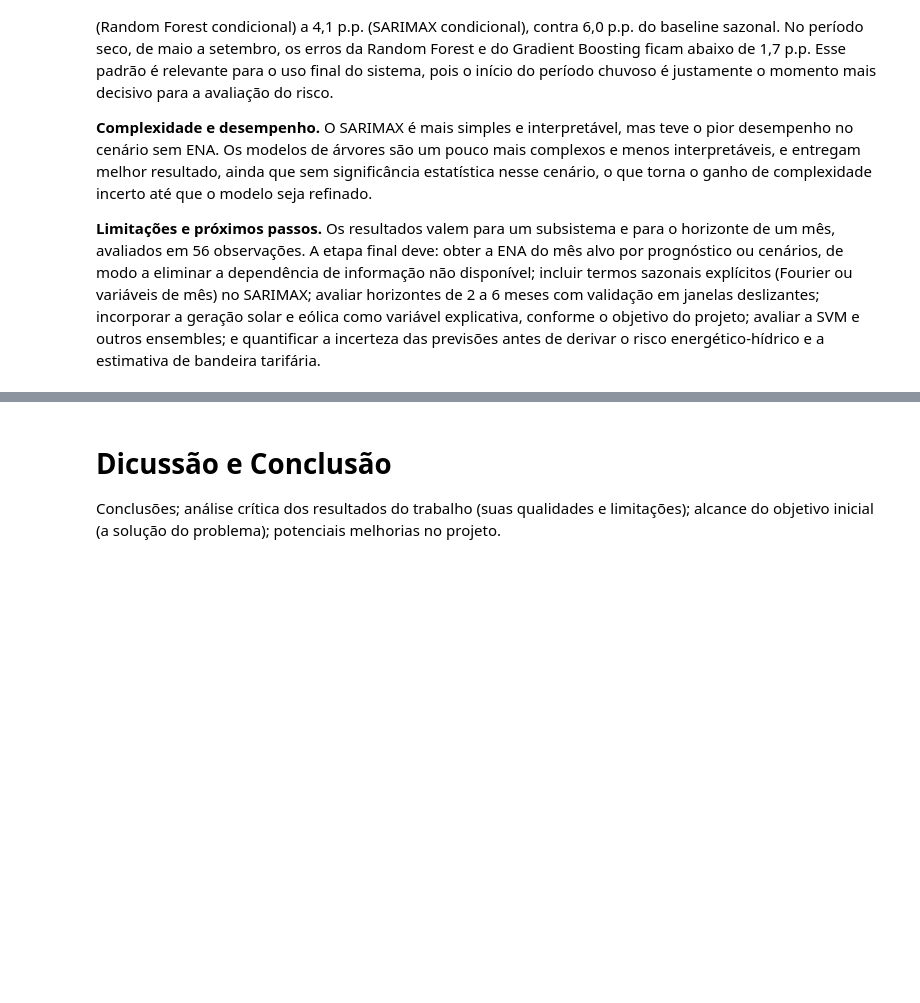
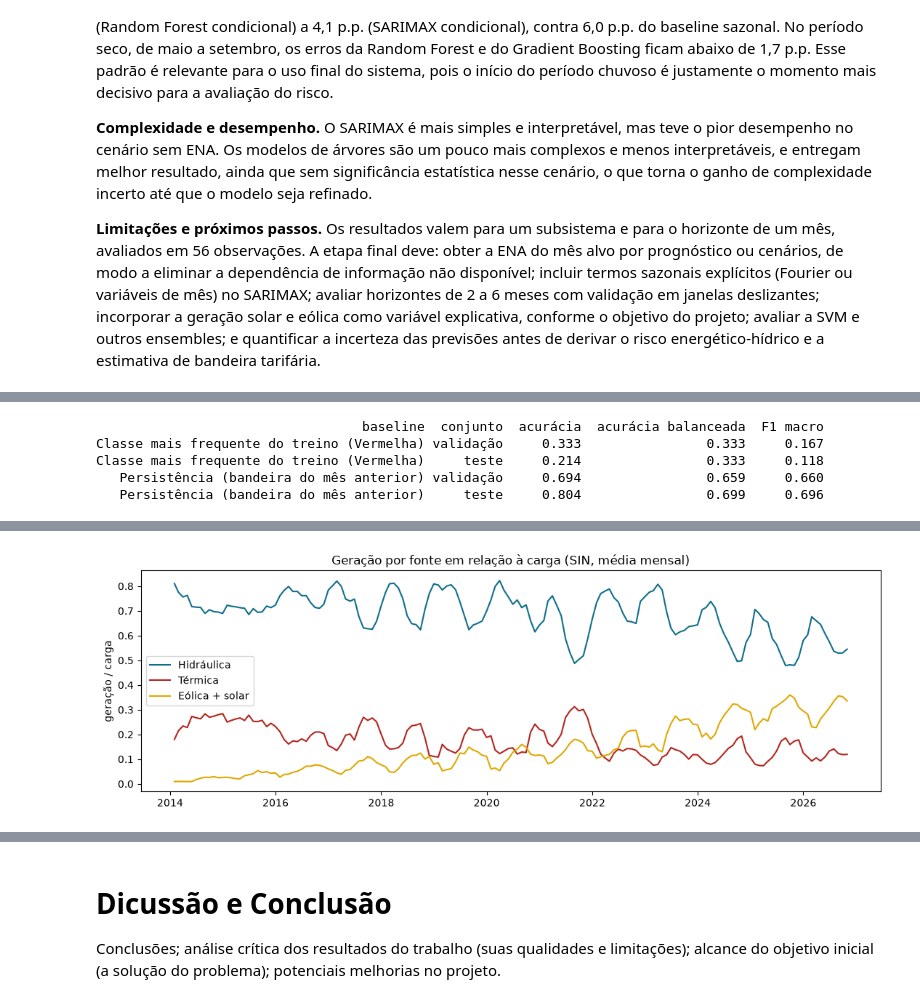
Before and after one commit to cristianomack/projeto-aplicado-iv, a Jupyter notebook: notebooks/cd_projeto_aplicado_IV_doc.ipynb, the cells around one changed output, grey strips where cells are left out. Saved outputs shown, nothing was run; the diff lists cells and outputs as text; code cells hidden in the pictures; blank space fills up the shorter version.

```diff
--- a/notebooks/cd_projeto_aplicado_IV_doc.ipynb
+++ b/notebooks/cd_projeto_aplicado_IV_doc.ipynb
@@ -870,0 +959,72 @@ Todos os modelos reduzem o erro em relação à persistência simples (RMSE de 6
+# %%
+# BANDEIRAS 3: baselines da classificação de bandeira
+from sklearn.metrics import accuracy_score, balanced_accuracy_score, f1_score
+
+def metricas_cls(real, prev):
+    return {"acurácia": accuracy_score(real, prev),
+            "acurácia balanceada": balanced_accuracy_score(real, prev),
+            "F1 macro": f1_score(real, prev, average="macro", labels=CLASSES, zero_division=0)}
+
+moda = treino_b["bandeira"].mode()[0]
+baselines_cls = {
+    f"Classe mais frequente do treino ({moda})": lambda d: pd.Series(moda, index=d.index),
+    "Persistência (bandeira do mês anterior)": lambda d: d["bandeira_l1"],
+}
+linhas = []
+for nome, f in baselines_cls.items():
+    for conjunto, d in [("validação", valid_b), ("teste", teste_b)]:
+        linhas.append({"baseline": nome, "conjunto": conjunto, **metricas_cls(d["bandeira"], f(d))})
+print(pd.DataFrame(linhas).round(3).to_string(index=False))
+# %% [output]
+                                  baseline  conjunto  acurácia  acurácia balanceada  F1 macro
+Classe mais frequente do treino (Vermelha) validação     0.333                0.333     0.167
+Classe mais frequente do treino (Vermelha)     teste     0.214                0.333     0.118
+   Persistência (bandeira do mês anterior) validação     0.694                0.659     0.660
+   Persistência (bandeira do mês anterior)     teste     0.804                0.699     0.696
+# %%
+# BALANÇO 1: balanço de energia por subsistema (ONS, horário), agregado ao SIN e à escala mensal
+arquivos = sorted((RAW / "balanco_energia_subsistema").glob("BALANCO_ENERGIA_SUBSISTEMA_*.csv"))
+bal = pd.concat([pd.read_csv(f, sep=";", parse_dates=["din_instante"]) for f in arquivos], ignore_index=True)
+bal["id_subsistema"] = bal["id_subsistema"].str.strip()
+print(f"Identificadores no arquivo: {sorted(bal['id_subsistema'].unique())}")
+bal = bal[bal["id_subsistema"].isin(["N", "NE", "S", "SE"])]   # o arquivo traz também uma linha 'SIN' (total), que seria somada em duplicidade
+cols_ger = ["val_gerhidraulica", "val_gertermica", "val_gereolica", "val_gersolar", "val_carga"]
+
+por_hora = bal.groupby("din_instante").size()
+print(f"Arquivos: {len(arquivos)} | linhas: {len(bal):,} | período: {bal['din_instante'].min():%d/%m/%Y} a {bal['din_instante'].max():%d/%m/%Y}")
+print("Nulos por coluna e subsistema:")
+print(bal.groupby("id_subsistema")[cols_ger].apply(lambda d: d.isnull().sum()).to_string())
+print(f"Nulos: {int(bal[cols_ger].isnull().sum().sum())} | duplicados: {int(bal.duplicated(['id_subsistema', 'din_instante']).sum())} | horas sem os 4 subsistemas: {int((por_hora != 4).sum())}")
+
+# A bandeira é nacional: soma dos subsistemas a cada hora (SIN), depois média mensal em MW médios
+n_validos = bal.groupby("din_instante")[cols_ger].count().min(axis=1)
+horas_completas = n_validos[n_validos == 4].index           # só horas com os 4 subsistemas e sem nulos
+print(f"Horas descartadas por dados incompletos: {len(n_validos) - len(horas_completas)}")
+sin_h = bal[bal["din_instante"].isin(horas_completas)].groupby("din_instante")[cols_ger].sum()
+sin_m = sin_h.resample("ME").mean()
+horas = sin_h["val_carga"].resample("ME").count()
+esperado = sin_m.index.days_in_month * 24
+sin_m = sin_m[horas >= 0.95 * esperado]          # descarta mês incompleto
+
+sin_m["frac_hidraulica"] = sin_m["val_gerhidraulica"] / sin_m["val_carga"]
+sin_m["frac_termica"] = sin_m["val_gertermica"] / sin_m["val_carga"]
+sin_m["frac_eol_sol"] = (sin_m["val_gereolica"] + sin_m["val_gersolar"]) / sin_m["val_carga"]
+sin_m["frac_solar"] = sin_m["val_gersolar"] / sin_m["val_carga"]
+sin_m.to_csv(PROC / "sin_balanco_mensal.csv")
+print(f"\nSérie mensal do SIN: {sin_m.index.min():%m/%Y} a {sin_m.index.max():%m/%Y} ({len(sin_m)} meses)")
+primeiro_solar = sin_m.index[sin_m["val_gersolar"] > 0]
+print(f"Primeiro mês com geração solar: {primeiro_solar.min():%m/%Y}" if len(primeiro_solar) else "Sem geração solar no período")
+
+anual = sin_m.groupby(sin_m.index.year)[["frac_hidraulica", "frac_termica", "frac_eol_sol", "frac_solar"]].mean().round(3)
+anual.index.name = "ano"
+print("\nParticipação média na carga, por ano (SIN):")
+print(anual.to_string())
+
+fig, ax = plt.subplots(figsize=(11, 3.8))
+for c, rot, cor in [("frac_hidraulica", "Hidráulica", "#0F6E8C"), ("frac_termica", "Térmica", "#B3261E"), ("frac_eol_sol", "Eólica + solar", "#E0A800")]:
+    ax.plot(sin_m[c], label=rot, color=cor)
+ax.set_title("Geração por fonte em relação à carga (SIN, média mensal)"); ax.set_ylabel("geração / carga"); ax.legend()
+plt.tight_layout()
+plt.savefig(IMG / "eda_balanco_sin_mensal.png", dpi=120)
+plt.show()
+# %% [output]
@@ -870,0 +1048 @@ Todos os modelos reduzem o erro em relação à persistência simples (RMSE de 6
+[figure, added]
```
Also changed, not shown: parts of 8 cells of this notebook, 12 other files.
